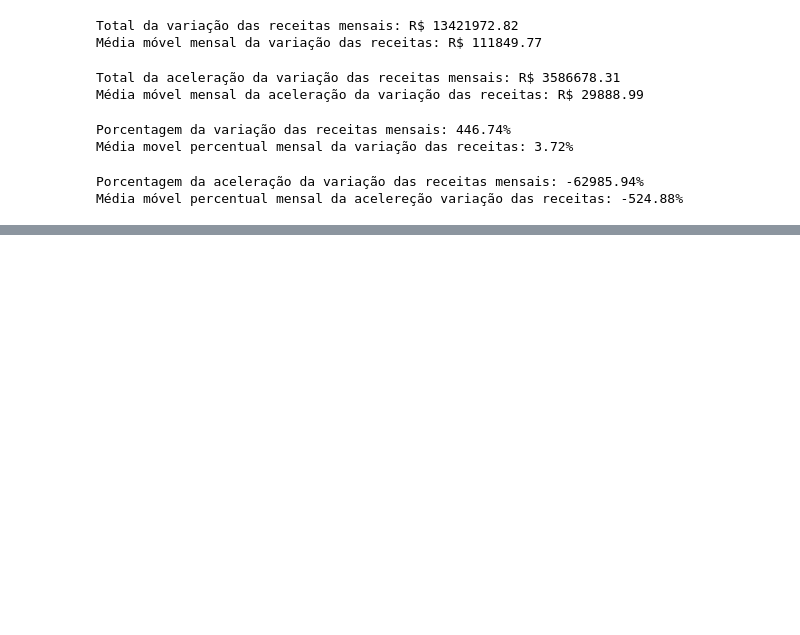
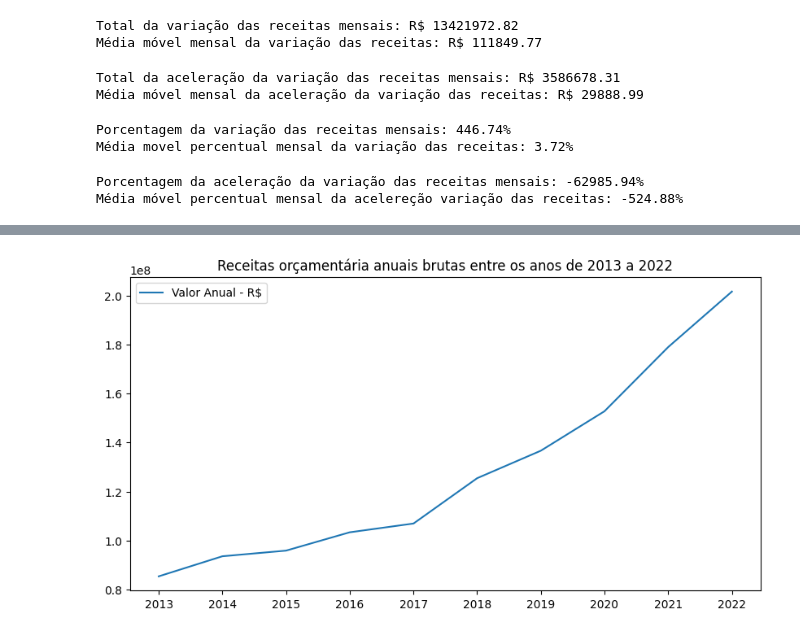
Before and after one commit to AllysonAbreu/dw_contas_publicas_2022, a Jupyter notebook: dea_receitas_dados_novos.ipynb, the cells around one changed output, grey strips where cells are left out. Cells and saved outputs as stored; diff of their text form; code cells hidden in the pictures; blank space fills up the shorter version.

```diff
--- a/dea_receitas_dados_novos.ipynb
+++ b/dea_receitas_dados_novos.ipynb
@@ -362,0 +671,14 @@ Média móvel percentual mensal da acelereção variação das receitas: -524.88
+# %%
+# criando df para analises dos dados
+df_receitas_analise = df_receitas[['DATA','VALOR_ARRECADADO']]
+
+# criando coluna mês-ano para agrupar os dados
+df_receitas_analise['ano'] = pd.to_datetime(df_receitas_analise['DATA'].dt.strftime("%Y"))
+
+# agrupando os dados no df e deletando coluna das datas
+df_receitas_analise.drop(columns=('DATA'), inplace=True)
+df_receitas_analise = df_receitas_analise.groupby('ano').sum().round(2)
+
+# Mostrar os valores com 2 casas decimais
+pd.options.display.float_format = '{:.2f}'.format
+print(df_receitas_analise)
@@ -362,0 +698,6 @@ Média móvel percentual mensal da acelereção variação das receitas: -524.88
+# %%
+df_receitas_analise['variacao_anual'] = df_receitas_analise['VALOR_ARRECADADO'].diff()
+df_receitas_analise['porcentagem_variacao_anual_%'] = ((df_receitas_analise['variacao_anual'] / df_receitas_analise['VALOR_ARRECADADO'].shift(1)) * 100).round(2)
+df_receitas_analise['aceleracao_variacao_anual'] = df_receitas_analise['variacao_anual'].diff()
+df_receitas_analise['porcentagem_aceleracao_variacao_anual_%'] = ((df_receitas_analise['aceleracao_variacao_anual'] / df_receitas_analise['variacao_anual'].shift(1)) * 100).round(2)
+df_receitas_analise
@@ -362,0 +717,17 @@ Média móvel percentual mensal da acelereção variação das receitas: -524.88
+# %%
+# Plota o gráfico de linha com as séries temporais
+fig, ax = plt.subplots(figsize=(10, 5))
+ax.plot(df_receitas_analise.index, df_receitas_analise['VALOR_ARRECADADO'], label='Valor Anual - R$')
+
+# Adiciona legenda e título ao gráfico
+ax.legend()
+ax.set_title('Receitas orçamentária anuais brutas entre os anos de 2013 a 2022')
+ax.xaxis.label.set_visible(False)  # esconde a legenda do eixo X
+
+# Configura o eixo x para não mostrar nenhum rótulo
+# plt.gca().set_xticklabels([])
+
+# Exibe o gráfico
+plt.show()
+# %% [output]
+[figure, added]
```
Also changed, not shown: parts of 39 cells of this notebook.
